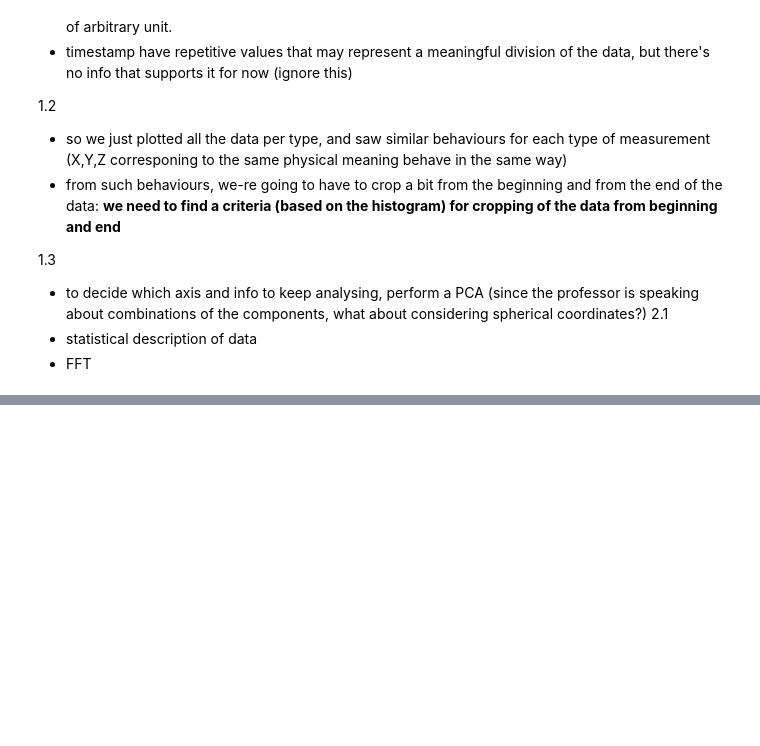
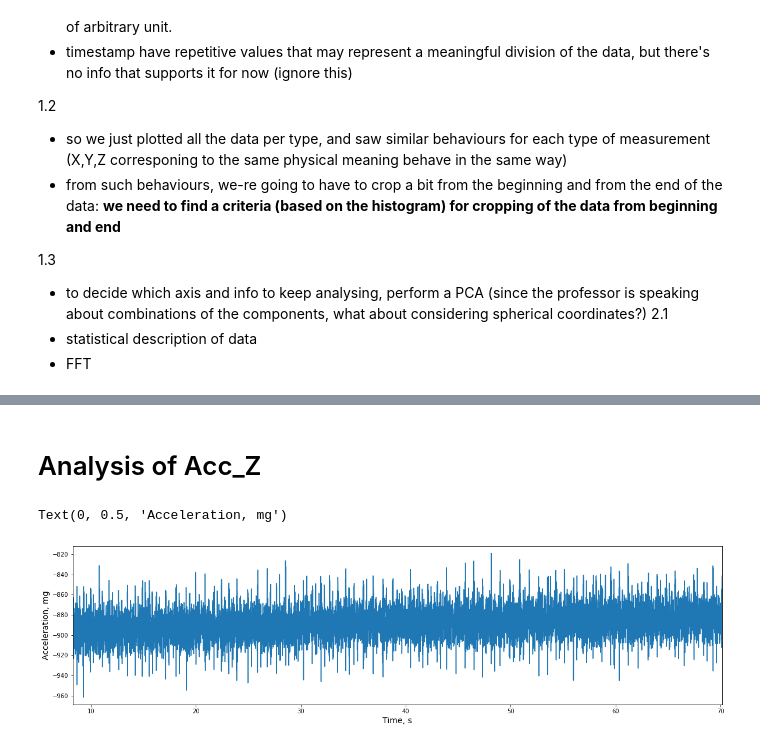
Before and after one commit to ericabrisigotti/heart_rate_estimation_LCP-A, a Jupyter notebook: Project_update 1.ipynb, the cells around one changed output, grey strips where cells are left out. Saved outputs shown, nothing was run; the diff lists cells and outputs as text; code cells hidden in the pictures; blank space fills up the shorter version.

```diff
--- a/Project_update 1.ipynb
+++ b/Project_update 1.ipynb
@@ -372,0 +327,6 @@ Name: Timestamp, Length: 76, dtype: int64
+# %%
+#dropping data
+
+cs.drop(cs[ cs['Time']<= down_limit].index, inplace=True)
+cs.drop(cs[ cs['Time']>= up_limit].index, inplace=True)
+cs
@@ -372,0 +347,13 @@ Name: Timestamp, Length: 76, dtype: int64
+# %% [markdown]
+# Analysis of Acc_Z
+# %%
+#statistical analysis of acc_z
+
+plt.figure(figsize=(20,5))
+plt.plot(cs['Time'], cs['AccZ'])
+plt.xlim(min(cs['Time']),max(cs['Time']))
+plt.xlabel('Time, s', fontsize=14)
+plt.ylabel('Acceleration, mg', fontsize=14)
+# %% [output]
+Text(0, 0.5, 'Acceleration, mg')
+[figure, added]
```
Also changed, not shown: parts of 28 cells of this notebook.
